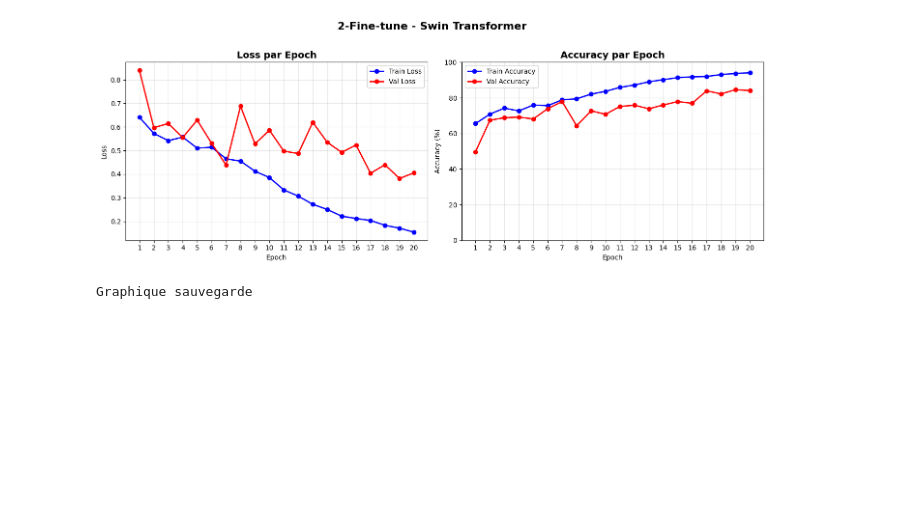
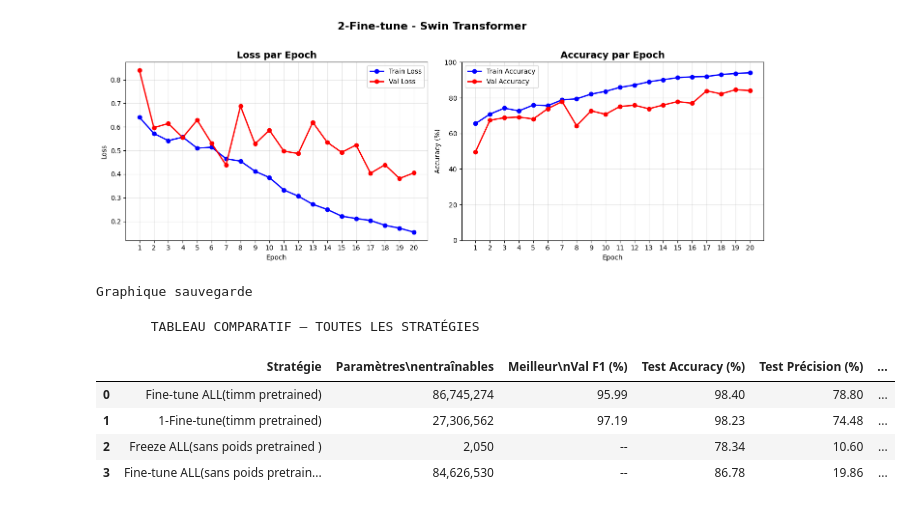
Before and after one commit to mariammouh/Computer-vision-project, a Jupyter notebook: mini-project-cv.ipynb, the cells around one changed output. Cells and saved outputs as stored; diff of their text form; code cells hidden in the pictures; blank space fills up the shorter version.

```diff
--- a/mini-project-cv.ipynb
+++ b/mini-project-cv.ipynb
@@ -1248,3 +1248,40 @@ weighted avg     0.9518    0.8678    0.9008      7635
 Modele final sauvegarde
 [figure]
 Graphique sauvegarde
+# %%
+import pandas as pd
+import matplotlib.pyplot as plt
+import matplotlib.patches as mpatches
+import numpy as np
+
+
+resultats = {
+    "Stratégie": [
+        "Fine-tune ALL(timm pretrained)",
+        "1-Fine-tune(timm pretrained)",
+        "Freeze ALL(sans poids pretrained )",
+        "Fine-tune ALL(sans poids pretrained )"
+    ],
+    "Paramètres\nentraînables": [
+        "86,745,274",
+        "27,306,562",
+        "2,050",
+        "84,626,530"
+    ],
+    "Meilleur\nVal F1 (%)": [95.99, 97.19, "--", "--"],
+    "Test Accuracy (%)": [98.40, 98.23, 78.34, 86.78],
+    "Test Précision (%)": [78.80, 74.48, 10.60, 19.86],
+    "Test F1-Score (%)": [81.85, 80.91, 17.79, 30.94],
+    "Poids pré-entraînés": ["Oui", "Oui", "Non", "Non"]
+}
+
+df = pd.DataFrame(resultats)
+print("       TABLEAU COMPARATIF — TOUTES LES STRATÉGIES")
+df
+# %% [output]
+       TABLEAU COMPARATIF — TOUTES LES STRATÉGIES
+|  | Stratégie | Paramètres\nentraînables | Meilleur\nVal F1 (%) | Test Accuracy (%) | Test Précision (%) | ... |
+| 0 | Fine-tune ALL(timm pretrained) | 86,745,274 | 95.99 | 98.40 | 78.80 | ... |
+| 1 | 1-Fine-tune(timm pretrained) | 27,306,562 | 97.19 | 98.23 | 74.48 | ... |
+| 2 | Freeze ALL(sans poids pretrained ) | 2,050 | -- | 78.34 | 10.60 | ... |
+| 3 | Fine-tune ALL(sans poids pretrain... | 84,626,530 | -- | 86.78 | 19.86 | ... |
```
Also changed, not shown: parts of 5 cells of this notebook.
